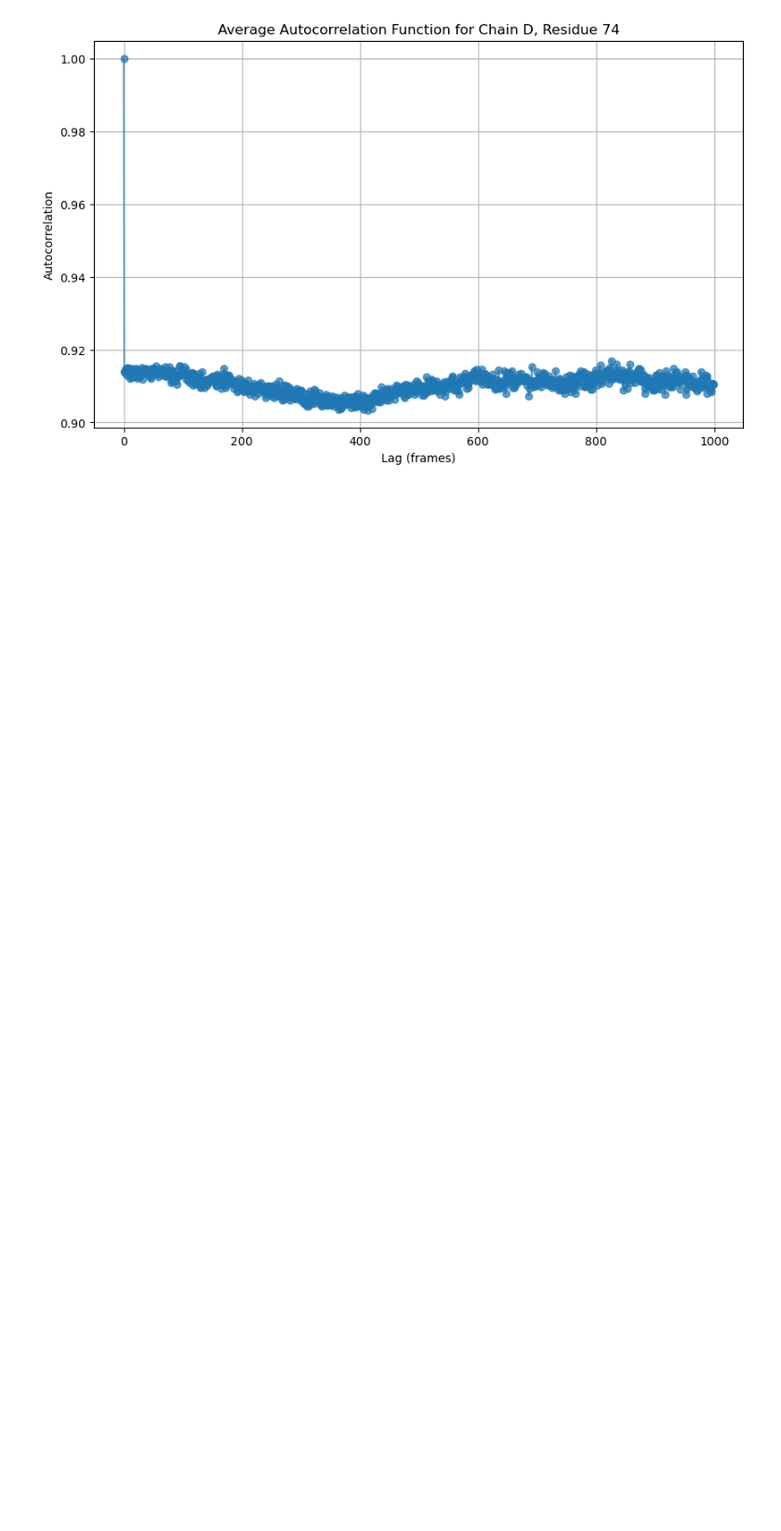
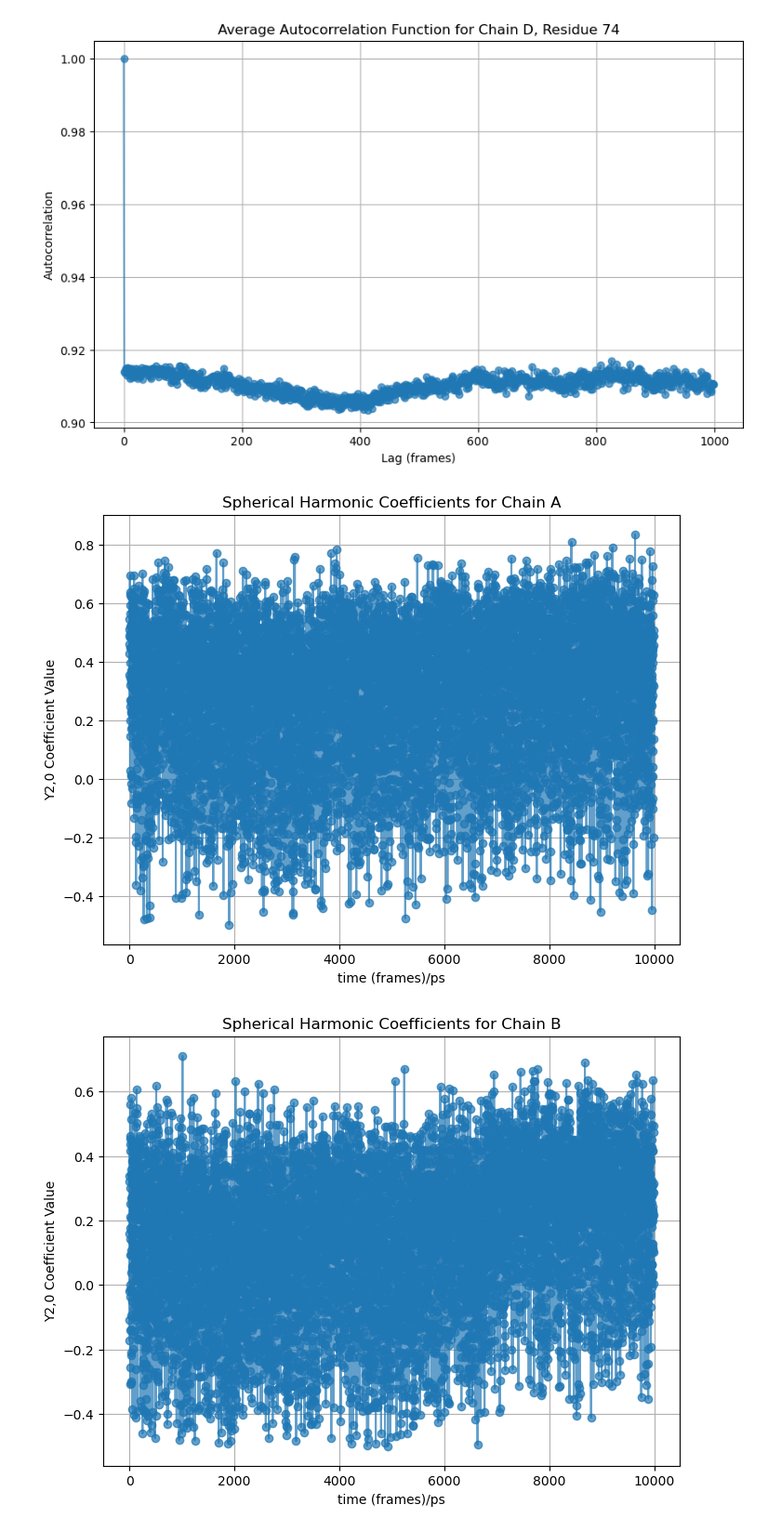
Before and after one commit to Xyunyao/KChannel_torsion_angle, a Jupyter notebook: analysis_notebooks/kcsa_md_kwkw_opls5_1p_10ns_121924_CSA_analysis_II.ipynb, the cells around one changed output. Shown at 93% size. Cells and saved outputs as stored; diff of their text form; code cells hidden in the pictures; blank space fills up the shorter version.

```diff
--- a/analysis_notebooks/kcsa_md_kwkw_opls5_1p_10ns_121924_CSA_analysis_II.ipynb
+++ b/analysis_notebooks/kcsa_md_kwkw_opls5_1p_10ns_121924_CSA_analysis_II.ipynb
@@ -318,3 +455,21 @@ for chain in ['A', 'B', 'C', 'D']:
 [figure]
 [figure]
 [figure]
+# %%
+# explore the reason for the difference in differnt chains
+# visualize the beta angle distribution for each chain
+# for chain in ['A', 'B', 'C', 'D']:
+#     beta_angles = Euler[f'euler_angles_{chain}'][:, 0, 1]  # Extract beta angles (index 1 for ZYZ convention)
+#     plot_beta_angle_distribution(beta_angles, chain)
+# visualize the beta angle over time for each chain
+# for chain in ['A', 'B', 'C', 'D']:
+#     beta_angles = Euler[f'euler_angles_{chain}'][:, 0, 1]  # Extract beta angles (index 1 for ZYZ convention)
+#     plot_beta_angle_over_time(beta_angles, chain, time_step=1)  # Assuming each frame corresponds to 10 ps
+
+# visualize the spherical harmonic coefficients for each chain
+for chain in ['A', 'B', 'C', 'D']:
+    #beta_angles = Euler[f'euler_angles_{chain}'][:, 0, 1]
+    plot_spherical_harmonic_coefficients(Euler, chain,index=0, time_step=1)  # Assuming each frame corresponds to 10 ps
+# %% [output]
+[figure, added]
+[figure, added]
```
Also changed, not shown: parts of 7 cells of this notebook.
